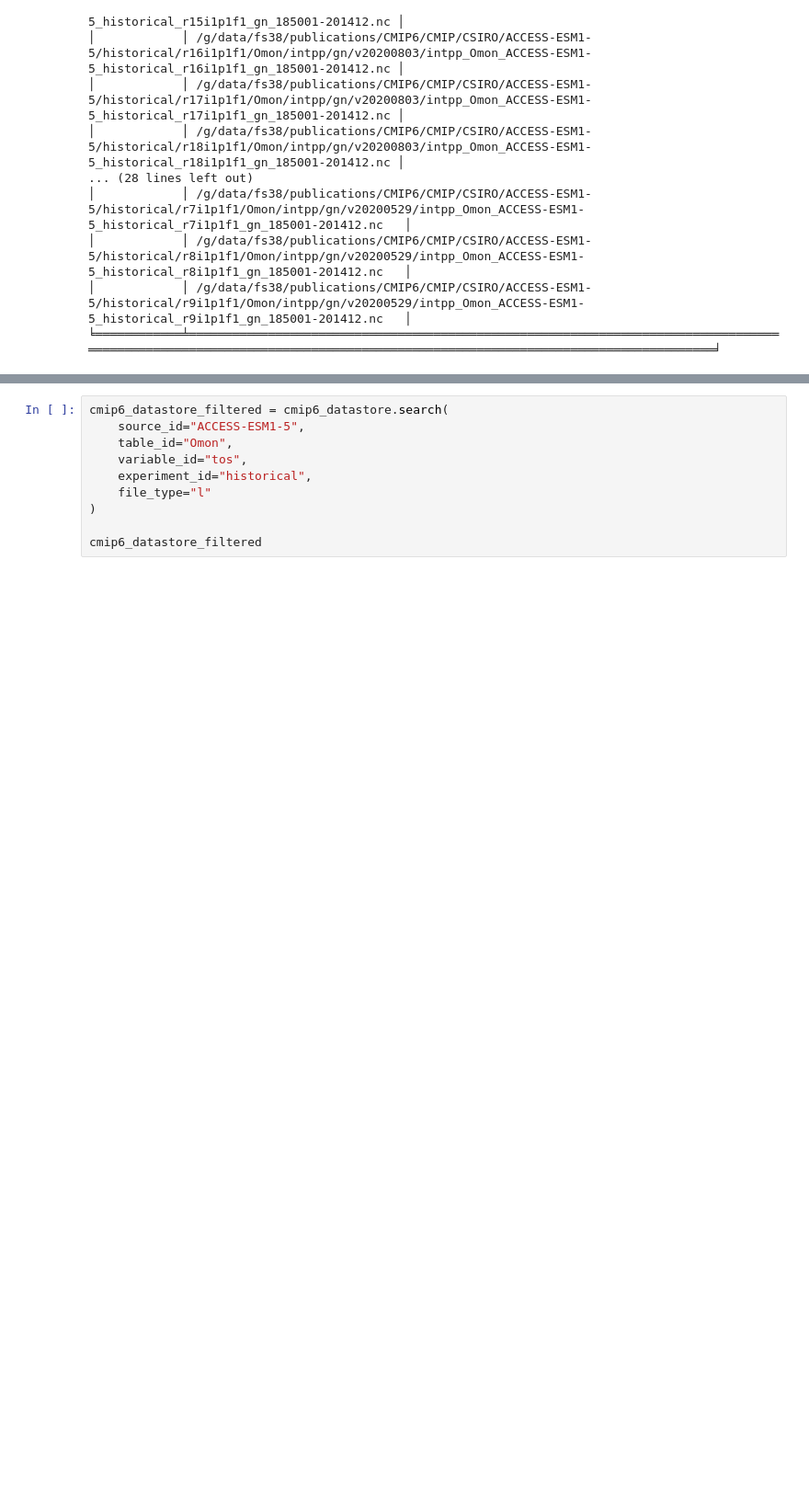
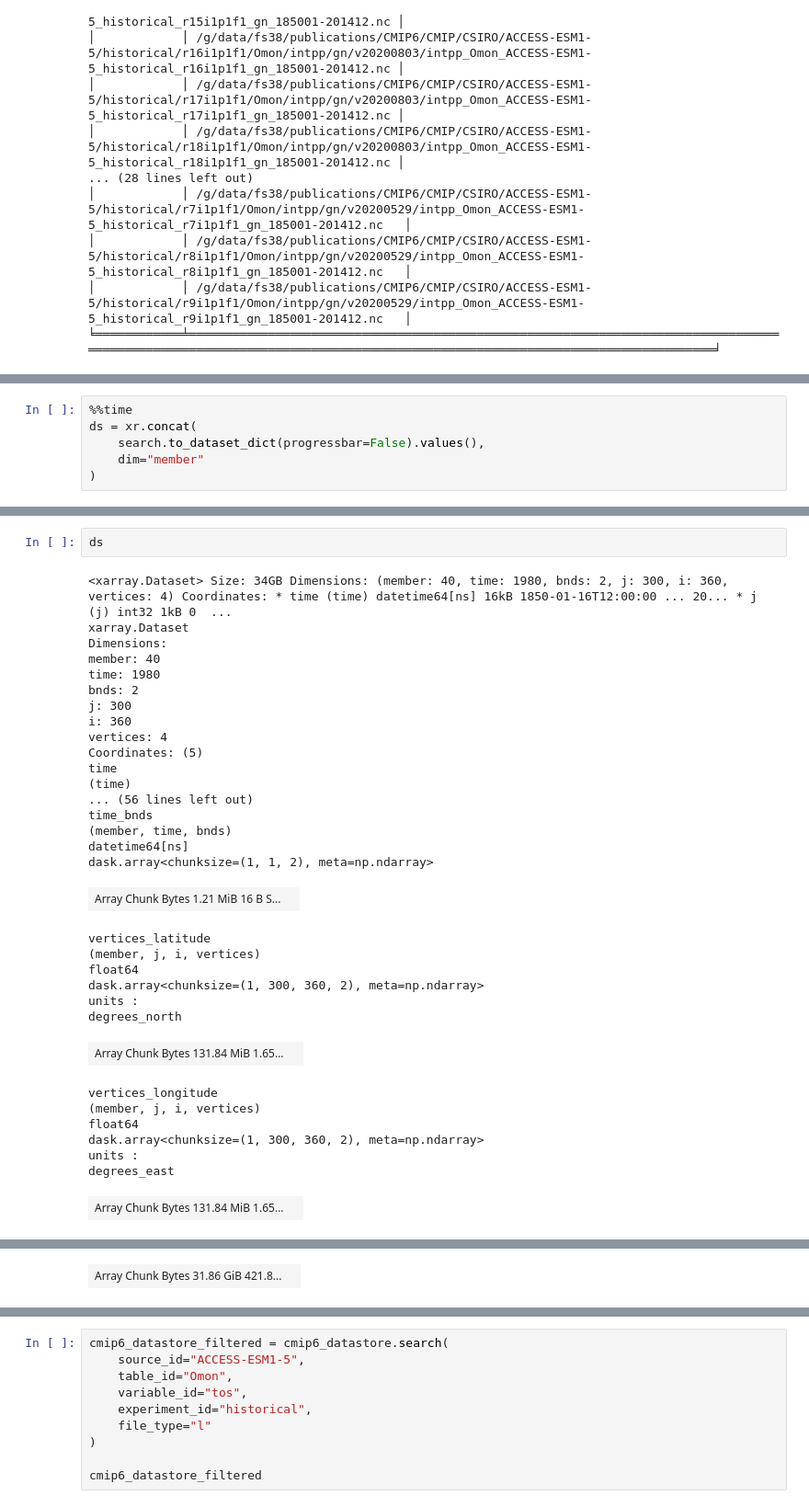
Before and after one commit to Thomas-Moore-Creative/ACDtools, a Jupyter notebook: notebooks/acdtools-dev-sandbox.ipynb, the cells around one changed output, grey strips where cells are left out. Shown: that part at 92% size. Cells and saved outputs as stored; diff of their text form; blank space fills up the shorter version.

Commit message:
sandbox nb now has functioning ensemble loader with named coords #1

```diff
--- a/notebooks/acdtools-dev-sandbox.ipynb
+++ b/notebooks/acdtools-dev-sandbox.ipynb
@@ -170,0 +191,6 @@ esm_datastore_unique(search,keep_list=['path'])
+# %%
+%%time
+ds = xr.concat(
+    search.to_dataset_dict(progressbar=False).values(),
+    dim="member"
+)
@@ -170,0 +200,35 @@ esm_datastore_unique(search,keep_list=['path'])
+# %%
+ds
+# %% [output]
+<xarray.Dataset> Size: 34GB Dimensions: (member: 40, time: 1980, bnds: 2, j: 300, i: 360, vertices: 4) Coordinates: * time (time) datetime64[ns] 16kB 1850-01-16T12:00:00 ... 20... * j (j) int32 1kB 0  ...
+xarray.Dataset
+Dimensions:
+member: 40
+time: 1980
+bnds: 2
+j: 300
+i: 360
+vertices: 4
+Coordinates: (5)
+time
+(time)
+... (56 lines left out)
+time_bnds
+(member, time, bnds)
+datetime64[ns]
+dask.array<chunksize=(1, 1, 2), meta=np.ndarray>
+| Array Chunk Bytes 1.21 MiB 16 B S... |  |
+vertices_latitude
+(member, j, i, vertices)
+float64
+dask.array<chunksize=(1, 300, 360, 2), meta=np.ndarray>
+units :
+degrees_north
+| Array Chunk Bytes 131.84 MiB 1.65... |  |
+vertices_longitude
+(member, j, i, vertices)
+float64
+dask.array<chunksize=(1, 300, 360, 2), meta=np.ndarray>
+units :
+degrees_east
+| Array Chunk Bytes 131.84 MiB 1.65... |  |
@@ -170,0 +255 @@ esm_datastore_unique(search,keep_list=['path'])
+| Array Chunk Bytes 31.86 GiB 421.8... |  |
```
Also changed, not shown: parts of 8 cells of this notebook, 1 other file.
